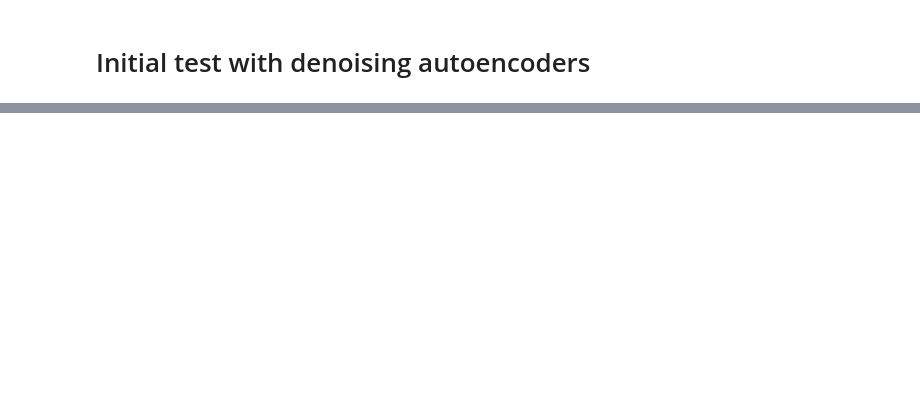
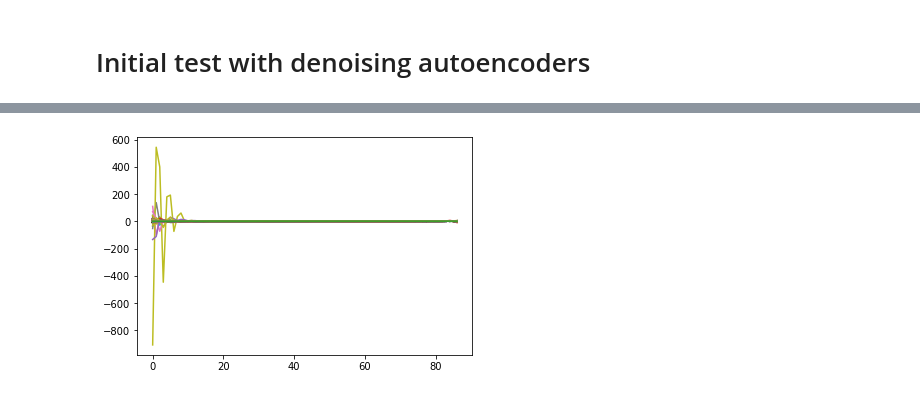
Before and after one commit to larapq/GaiaExtinction, a Jupyter notebook: data_parsing_test.ipynb, the cells around one changed output, grey strips where cells are left out. Drawn from its saved outputs; the diff is of its cells as text; code cells hidden in the pictures; blank space fills up the shorter version.

Commit message:
Initial autoencoder test

```diff
--- a/data_parsing_test.ipynb
+++ b/data_parsing_test.ipynb
@@ -71,11 +73,11 @@ def apply_gaussian(data, sigma=1):
     for spectrum in data:
         smooth_spectrum = gaussian_filter1d(spectrum, sigma=sigma)
         result_spectrum = spectrum / smooth_spectrum
-        gaussian_data.append(result_spectrum)
-        smooth_data.append(smooth_spectrum)
+        gaussian_data.append(list(result_spectrum))
+        smooth_data.append(list(smooth_spectrum))
     return gaussian_data, smooth_data
 # %%
-def split_train_test(data_df, normalize=False, save_idx=False, gaussian=False):
+def split_train_test(data_df, normalize=False, save_idx=False, sigma=None):
     indexes = data_df.index.tolist()
     train_idx, test_idx = train_test_split(indexes)
     train_idx.sort()
@@ -103,11 +105,11 @@ def split_train_test(data_df, normalize=False, save_idx=False, gaussian=False):
         test_noisy_values = [x / np.mean(x) for x in test_noisy_values]
         test_values = [x / np.mean(x) for x in test_values]
 
-    elif gaussian:
-        train_noisy_values = apply_gaussian(train_noisy_values)
-        train_values = apply_gaussian(train_values)
-        test_noisy_values = apply_gaussian(test_noisy_values)
-        test_values = apply_gaussian(test_values)
+    elif sigma:
+        train_noisy_values,_ = apply_gaussian(train_noisy_values, sigma)
+        train_values,_ = apply_gaussian(train_values, sigma)
+        test_noisy_values,_ = apply_gaussian(test_noisy_values, sigma)
+        test_values,_ = apply_gaussian(test_values, sigma)
 
     if not save_idx:
         return train_noisy_values, train_values, test_noisy_values, test_values
@@ -122,5 +124,5 @@ def split_train_test(data_df, normalize=False, save_idx=False, gaussian=False):
 # %%
 # x_train_noisy, x_train, x_test_noisy, x_test = split_train_test(res_df, normalize=True)
 x_train_noisy, x_train, x_test_noisy, x_test, train_idx, test_idx = split_train_test(
-    res_df, normalize=False, save_idx=True
+    res_df, normalize=False, save_idx=True, sigma = 15
 )
@@ -132,3 +140,9 @@ plt.plot()
+# %%
+for i in x_train_noisy:
+    plt.plot(i)
+plt.show()
+# %% [output]
+[figure, added]
 # %%
 current_idx = train_idx[0]
 original_spectra = string_to_float_list(res_df.loc[current_idx, "original_spectra"])
```
Also changed, not shown: parts of 11 cells of this notebook.
